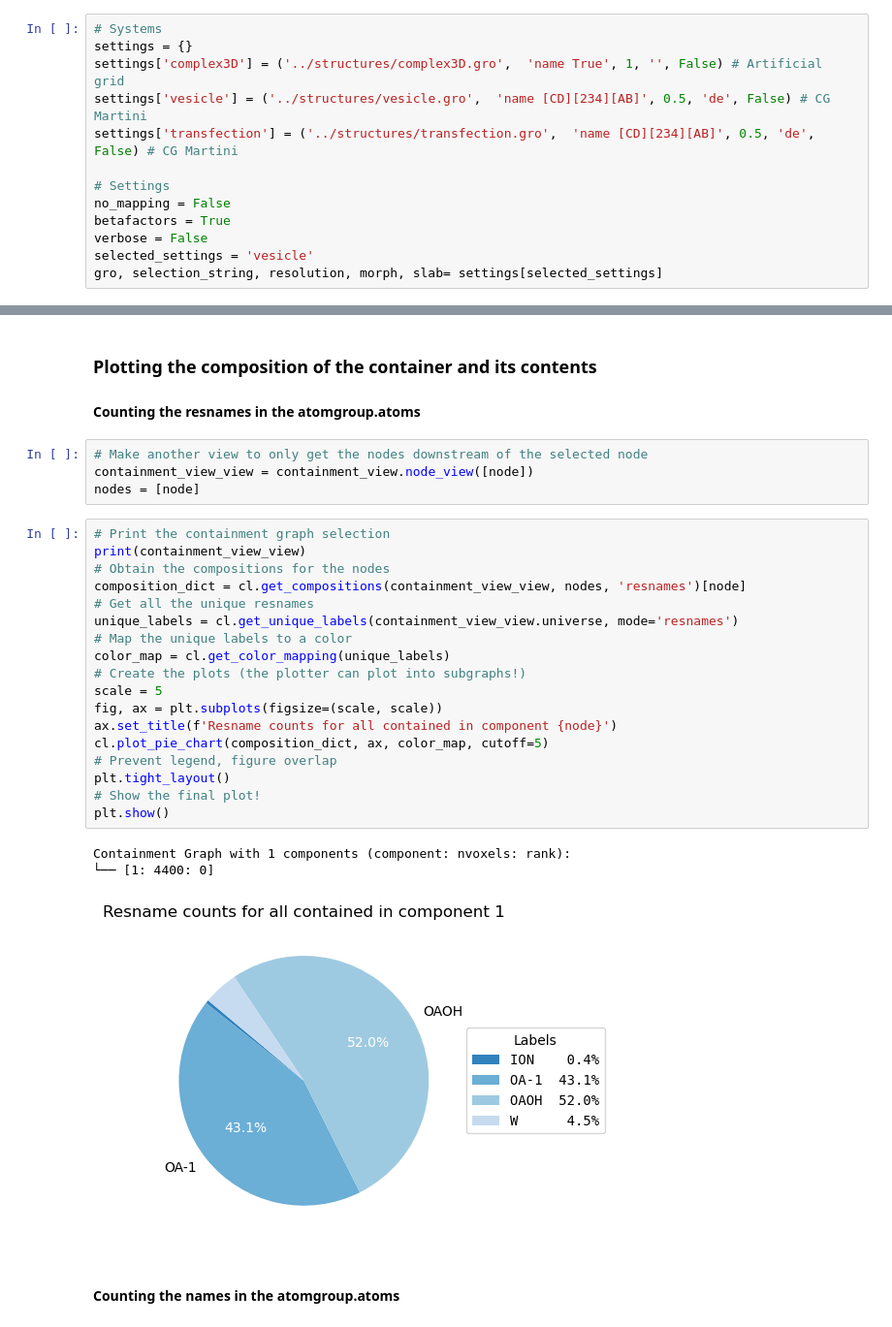
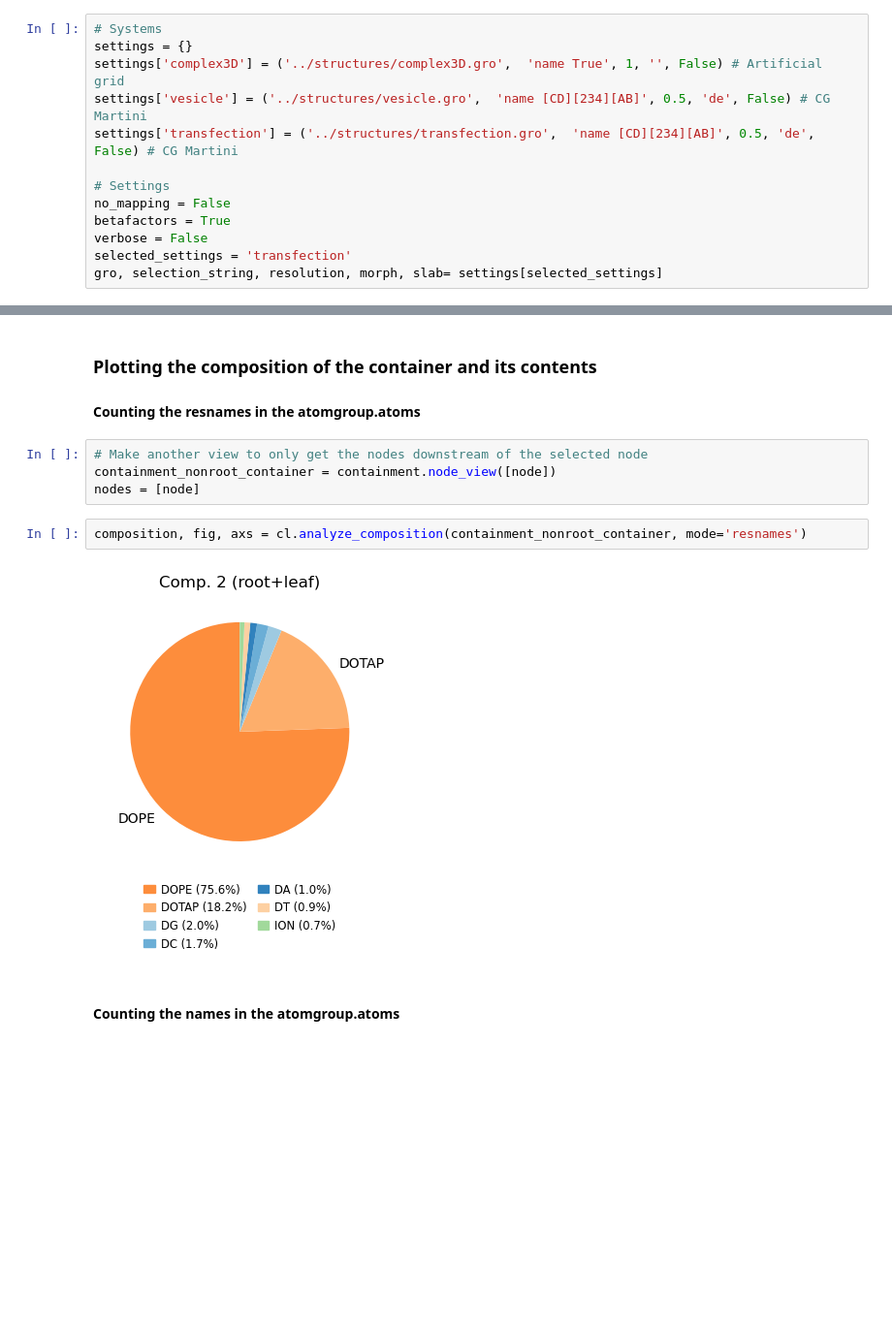
Before and after one commit to BartBruininks/mdvcontainment, a Jupyter notebook: examples/notebooks/axiomatic_voxels.ipynb, the cells around one changed output, grey strips where cells are left out. Shown at 97% size. Cells and saved outputs as stored; diff of their text form; blank space fills up the shorter version.

Commit message:
Add advanced composition logic with (interactive) plotting

```diff
--- a/examples/notebooks/axiomatic_voxels.ipynb
+++ b/examples/notebooks/axiomatic_voxels.ipynb
@@ -25,7 +25,7 @@ settings['transfection'] = ('../structures/transfection.gro',  'name [CD][234][A
 no_mapping = False
 betafactors = True
 verbose = False
-selected_settings = 'vesicle'
+selected_settings = 'transfection'
 gro, selection_string, resolution, morph, slab= settings[selected_settings]
 # %%
 u = mda.Universe(gro)
@@ -171,30 +132,12 @@ Atomgroup with 4902 atoms.
 #### Counting the resnames in the atomgroup.atoms
 # %%
 # Make another view to only get the nodes downstream of the selected node
-containment_view_view = containment_view.node_view([node])
+containment_nonroot_container = containment.node_view([node])
 nodes = [node]
 # %%
-# Print the containment graph selection
-print(containment_view_view)
-# Obtain the compositions for the nodes
-composition_dict = cl.get_compositions(containment_view_view, nodes, 'resnames')[node]
-# Get all the unique resnames
-unique_labels = cl.get_unique_labels(containment_view_view.universe, mode='resnames')
-# Map the unique labels to a color
-color_map = cl.get_color_mapping(unique_labels)
-# Create the plots (the plotter can plot into subgraphs!)
-scale = 5
-fig, ax = plt.subplots(figsize=(scale, scale))
-ax.set_title(f'Resname counts for all contained in component {node}')
-cl.plot_pie_chart(composition_dict, ax, color_map, cutoff=5)
-# Prevent legend, figure overlap
-plt.tight_layout()
-# Show the final plot!
-plt.show()
+composition, fig, axs = cl.analyze_composition(containment_nonroot_container, mode='resnames')
 # %% [output]
-Containment Graph with 1 components (component: nvoxels: rank):
-└── [1: 4400: 0]
-[figure, old version]
+[figure, new version]
 # %% [markdown]
 #### Counting the names in the atomgroup.atoms
 # %%
```
Also changed, not shown: parts of 13 cells of this notebook, 2 other files.
